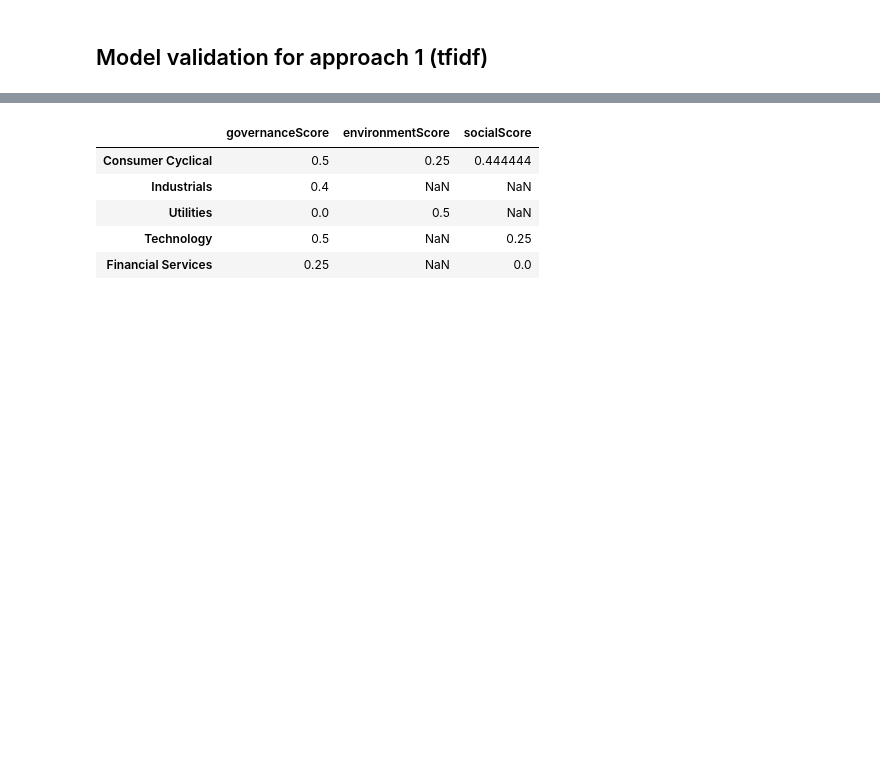
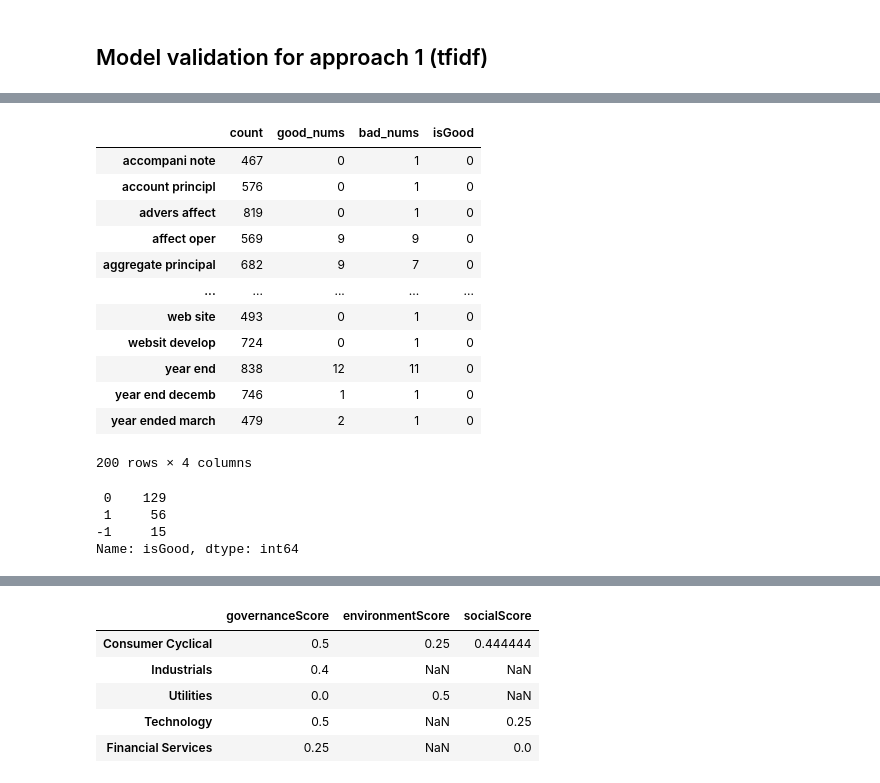
Before and after one commit to kcwanglucky/esg_nlp, a Jupyter notebook: 5. validation.ipynb, the cells around one changed output, grey strips where cells are left out. Cells and saved outputs as stored; diff of their text form; code cells hidden in the pictures; blank space fills up the shorter version.

```diff
--- a/5. validation.ipynb
+++ b/5. validation.ipynb
@@ -575,17 +635,20 @@ cms = []
 # sectors = ['Consumer Cyclical', 'Energy', 'Industrials', 'Healthcare',
 #        'Basic Materials', 'Consumer Defensive', 'Utilities', 'Technology',
 #        'Financial Services', 'Communication Services', 'Real Estate']
-sectors = ['Technology', 'Financial Services']
+# sectors = ['Technology', 'Financial Services']
 # sectors = ["Energy"]
-score_types = ["governanceScore", "environmentScore", "socialScore"]
-not_listed = ["BBWI"]
+sectors = ["Consumer Cyclical"]
+# score_types = ["governanceScore", "environmentScore", "socialScore"]
+score_types = ["socialScore"]
 # %%
 pair = (('Technology', "socialScore"), ('Technology', "governanceScore"), ('Financial Services', "governanceScore"), ('Financial Services', "socialScore"))
+# %%
+approach = "goodvbad" # ("tfidf", "goodvbad")
+# %%
+all_dicts = []
 # %%
 for sector in sectors:
     for score_type in score_types:
-        if (sector, score_type) not in pair:
-            continue
         print("{} {}".format(sector, score_type))
         esgs = df_esg_score[df_esg_score["sector"] == sector][["Company", "socialScore", "governanceScore", "environmentScore"]]
         score = esgs[score_type]
@@ -597,10 +660,19 @@ for sector in sectors:
         bad_companies = list(esgs[esgs[score_type] > upper_score]["Company"].values)
 
         #training set
-        train_good = random.sample(list(good_companies), int(len(good_companies)*0.7))
-        train_bad = random.sample(list(bad_companies), int(len(bad_companies)*0.7))
+        train_good = random.sample(list(good_companies), int(len(good_companies) * 0.7))
+        train_bad = random.sample(list(bad_companies), int(len(bad_companies) * 0.7))
 
-        df_tfidf = train_dict_tfidf(train_good, train_bad, sector, score_type, rerun=False)
+        if approach == "goodvbad":
+            df_dict = train_dict_goodvbad(train_good, train_bad, sector, score_type, rerun=False)
+
+            if "word" not in df_dict.columns:
+                df_dict["word"] = df_dict.index.to_numpy()
+
+        if approach == "tfidf":
+            df_dict = train_dict_tfidf(train_good, train_bad, sector, score_type, rerun=False)
+
+        all_dicts.append(df_dict)
 
         #validation set
         validate_good = [ticker for ticker in good_companies if ticker not in train_good]
@@ -608,12 +680,13 @@ for sector in sectors:
 
         val_tickers = validate_good + validate_bad
 
-        val_pred = validation_tfidf(df_tfidf, val_tickers)   # df is the dictionary with good_num, bad_num, diff
+        # val_pred = validation_tfidf(df_dict, val_tickers)   # df is the dictionary with good_num, bad_num, diff
+        val_pred = validation(df_dict, val_tickers, score_scheme="ratio_idf")
         val_true = [1] * len(validate_good) + [0] * len(validate_bad)
 
         val_performance = get_report(val_true, val_pred)
-        df_val_precision.at[sector, score_type] = val_performance["precision"]
-        df_val_recall.at[sector, score_type] = val_performance["recall"]
-        df_val_accuracy.at[sector, score_type] = val_performance["accuracy"]
-        cms.append(val_performance["cm"])
+        # df_val_precision.at[sector, score_type] = val_performance["precision"]
+        # df_val_recall.at[sector, score_type] = val_performance["recall"]
+        # df_val_accuracy.at[sector, score_type] = val_performance["accuracy"]
+        # cms.append(val_performance["cm"])
 # %% [output]
@@ -659,0 +709,23 @@ ORCL
+# %%
+df_dict
+# %% [output]
+|  | count | good_nums | bad_nums | isGood |
+| accompani note | 467 | 0 | 1 | 0 |
+| account principl | 576 | 0 | 1 | 0 |
+| advers affect | 819 | 0 | 1 | 0 |
+| affect oper | 569 | 9 | 9 | 0 |
+| aggregate principal | 682 | 9 | 7 | 0 |
+| ... | ... | ... | ... | ... |
+| web site | 493 | 0 | 1 | 0 |
+| websit develop | 724 | 0 | 1 | 0 |
+| year end | 838 | 12 | 11 | 0 |
+| year end decemb | 746 | 1 | 1 | 0 |
+| year ended march | 479 | 2 | 1 | 0 |
+200 rows × 4 columns
+# %%
+df_dict["isGood"].value_counts()
+# %% [output]
+ 0    129
+ 1     56
+-1     15
+Name: isGood, dtype: int64
```
Also changed, not shown: parts of 16 cells of this notebook.
